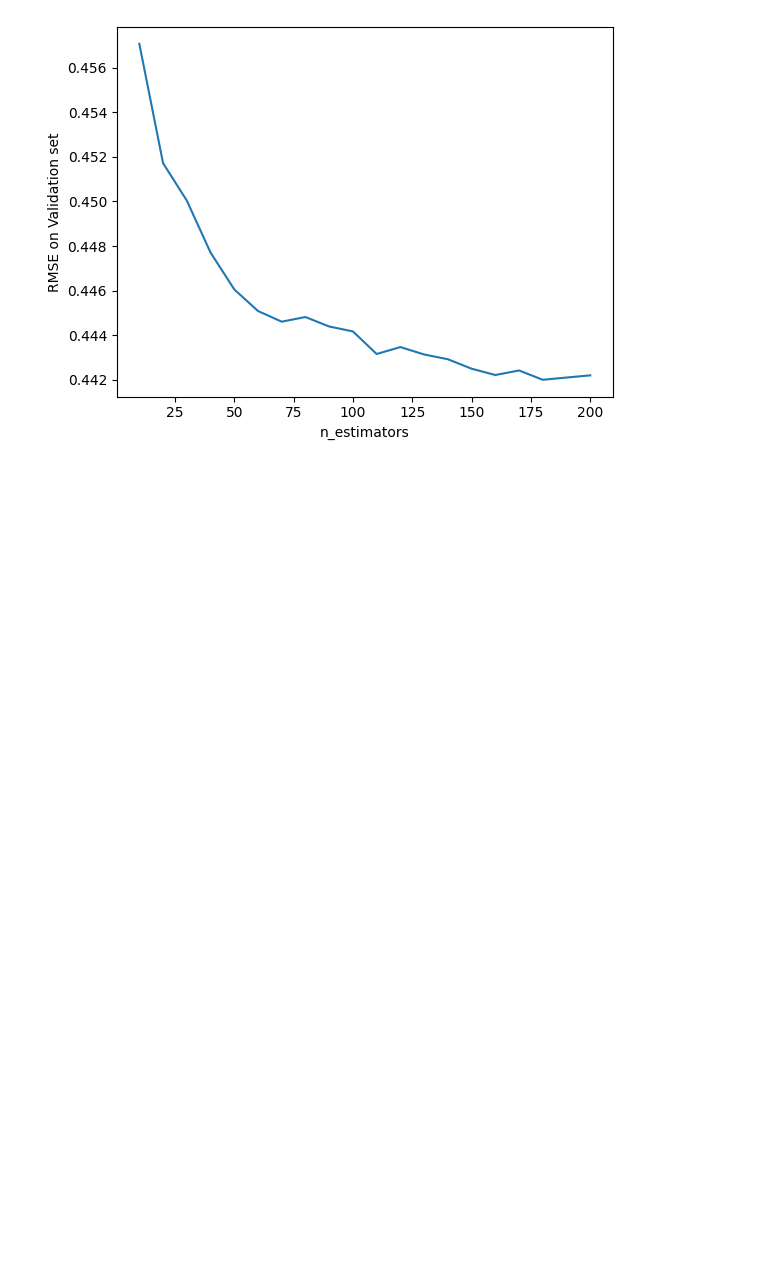
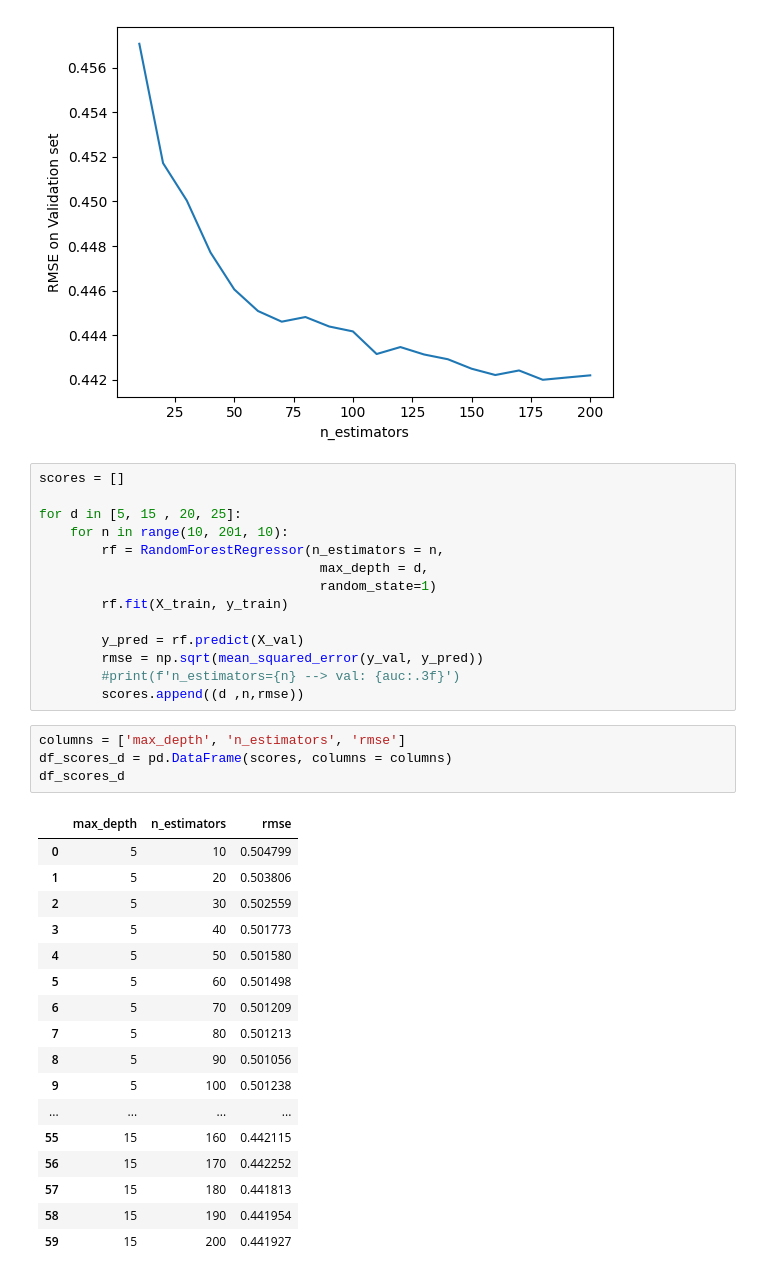
Before and after one commit to rajibulislam1/DataTalksClub, a Jupyter notebook: 2025/06-homework.ipynb, the cells around one changed output. Cells and saved outputs as stored; diff of their text form; blank space fills up the shorter version.

Commit message:
Tuning Max Depth in RF

```diff
--- a/2025/06-homework.ipynb
+++ b/2025/06-homework.ipynb
@@ -253,3 +253,39 @@ plt.ylabel('RMSE on Validation set')
 # %% [output]
 Text(0, 0.5, 'RMSE on Validation set')
 [figure]
+# %%
+scores = []
+
+for d in [5, 15 , 20, 25]:
+    for n in range(10, 201, 10):
+        rf = RandomForestRegressor(n_estimators = n,
+                                    max_depth = d,
+                                    random_state=1)
+        rf.fit(X_train, y_train)
+
+        y_pred = rf.predict(X_val)
+        rmse = np.sqrt(mean_squared_error(y_val, y_pred))
+        #print(f'n_estimators={n} --> val: {auc:.3f}')
+        scores.append((d ,n,rmse))
+# %%
+columns = ['max_depth', 'n_estimators', 'rmse']
+df_scores_d = pd.DataFrame(scores, columns = columns)
+df_scores_d
+# %% [output]
+|  | max_depth | n_estimators | rmse |
+| 0 | 5 | 10 | 0.504799 |
+| 1 | 5 | 20 | 0.503806 |
+| 2 | 5 | 30 | 0.502559 |
+| 3 | 5 | 40 | 0.501773 |
+| 4 | 5 | 50 | 0.501580 |
+| 5 | 5 | 60 | 0.501498 |
+| 6 | 5 | 70 | 0.501209 |
+| 7 | 5 | 80 | 0.501213 |
+| 8 | 5 | 90 | 0.501056 |
+| 9 | 5 | 100 | 0.501238 |
+| ... | ... | ... | ... |
+| 55 | 15 | 160 | 0.442115 |
+| 56 | 15 | 170 | 0.442252 |
+| 57 | 15 | 180 | 0.441813 |
+| 58 | 15 | 190 | 0.441954 |
+| 59 | 15 | 200 | 0.441927 |
```
